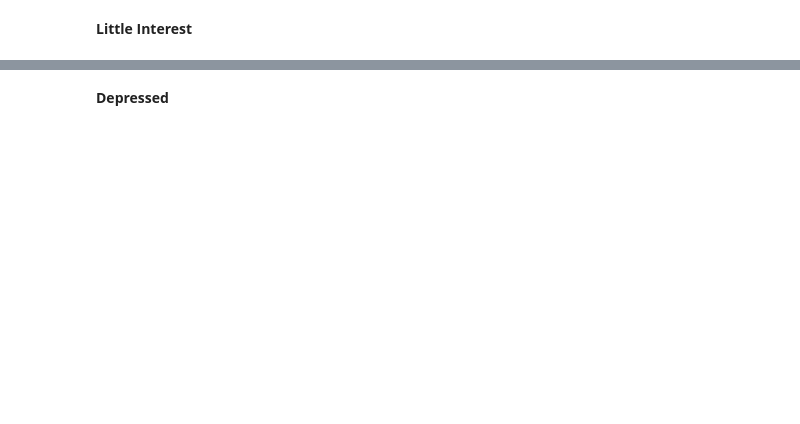
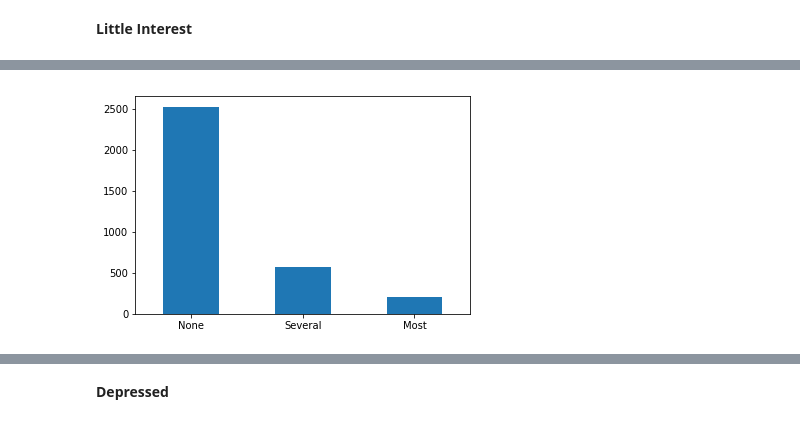
Before and after one commit to lucas-ubm/MaastrichtFlu, a Jupyter notebook: kaggle_starter.ipynb, the cells around one changed output, grey strips where cells are left out. Saved outputs shown, nothing was run; the diff lists cells and outputs as text; code cells hidden in the pictures; blank space fills up the shorter version.

```diff
--- a/kaggle_starter.ipynb
+++ b/kaggle_starter.ipynb
@@ -521,0 +540,5 @@ f
+# %%
+df['LittleInterest'].value_counts().plot.bar(rot=0)
+plt.show()
+# %% [output]
+[figure, added]
```
Also changed, not shown: parts of 30 cells of this notebook.
